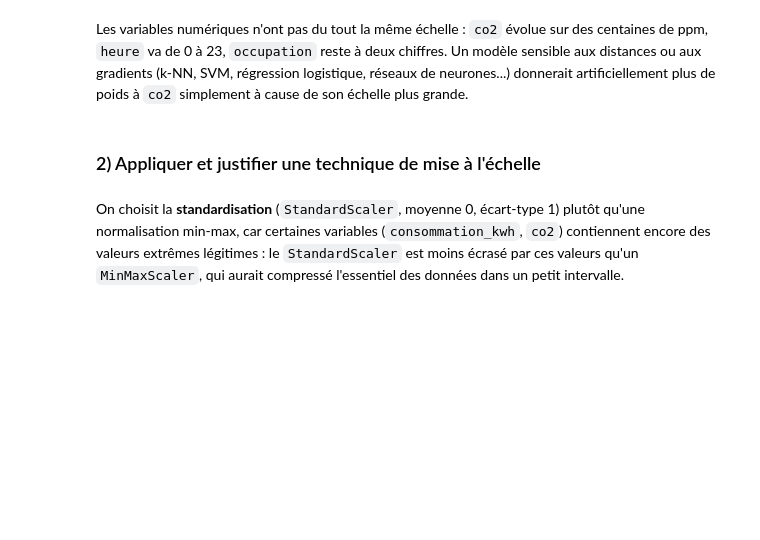
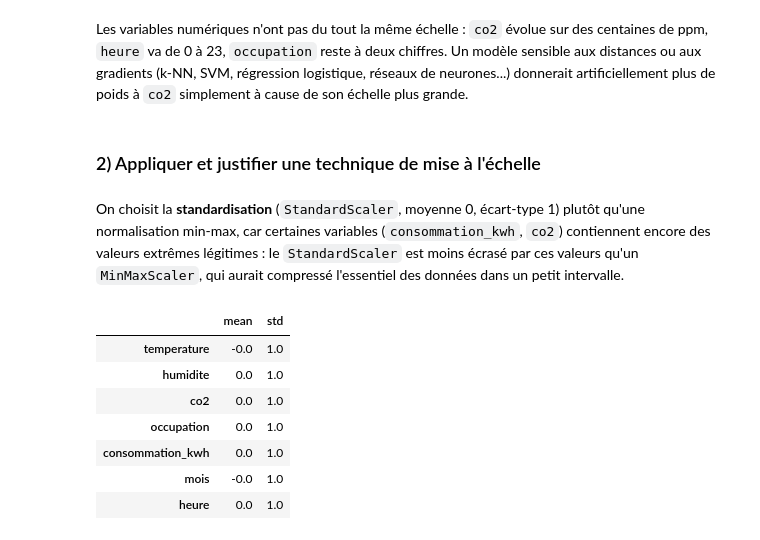
Before and after one commit to dinho325/atelier_prepa_donnees_tab, a Jupyter notebook: notebooks/atelier_prepa_donnees_tab.ipynb, the cells around one changed output. Cells and saved outputs as stored; diff of their text form; code cells hidden in the pictures; blank space fills up the shorter version.

```diff
--- a/notebooks/atelier_prepa_donnees_tab.ipynb
+++ b/notebooks/atelier_prepa_donnees_tab.ipynb
@@ -1071,5 +1071,14 @@ des valeurs extrêmes légitimes : le `StandardScaler` est moins écrasé par ce
 `MinMaxScaler`, qui aurait compressé l'essentiel des données dans un petit intervalle.
 # %%
 scaler_demo = StandardScaler()
-X_train_scaled_demo = scaler_demo.fit_transform(X_train[num_features])
-pd.DataFrame(X_train_scaled_demo, columns=num_features).agg(["mean", "std"]).round(2).T
+X_train_scaled_demo = scaler_demo.fit_transform(X_train[num_variables])
+pd.DataFrame(X_train_scaled_demo, columns=num_variables).agg(["mean", "std"]).round(2).T
+# %% [output]
+|  | mean | std |
+| temperature | -0.0 | 1.0 |
+| humidite | 0.0 | 1.0 |
+| co2 | 0.0 | 1.0 |
+| occupation | 0.0 | 1.0 |
+| consommation_kwh | 0.0 | 1.0 |
+| mois | -0.0 | 1.0 |
+| heure | 0.0 | 1.0 |
```
Also changed, not shown: parts of 1 cell of this notebook.
